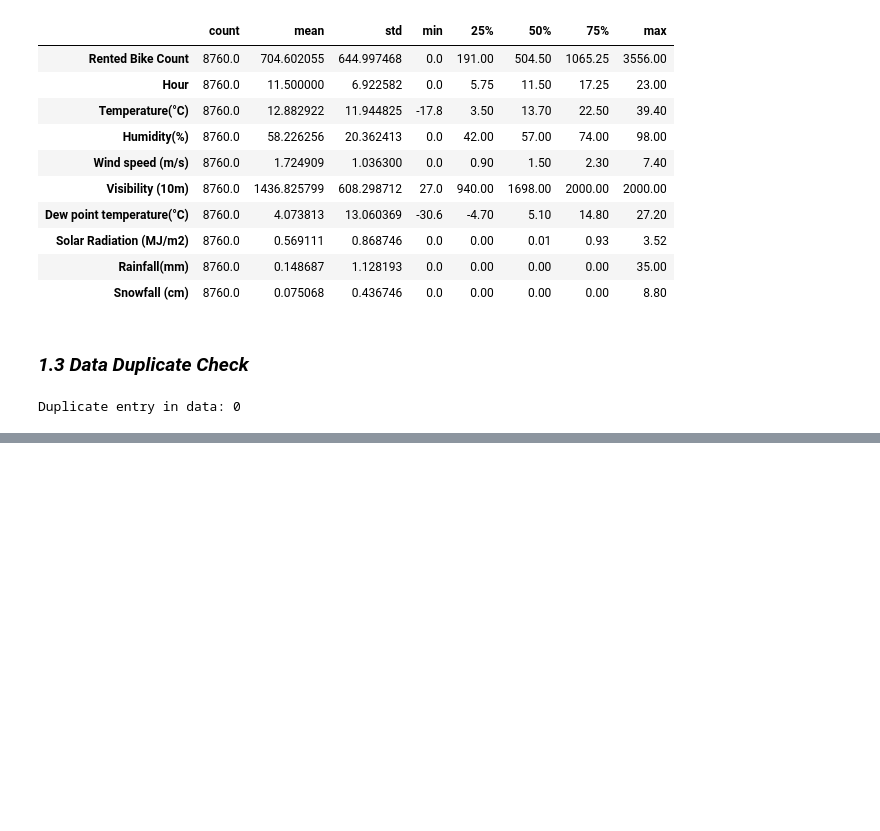
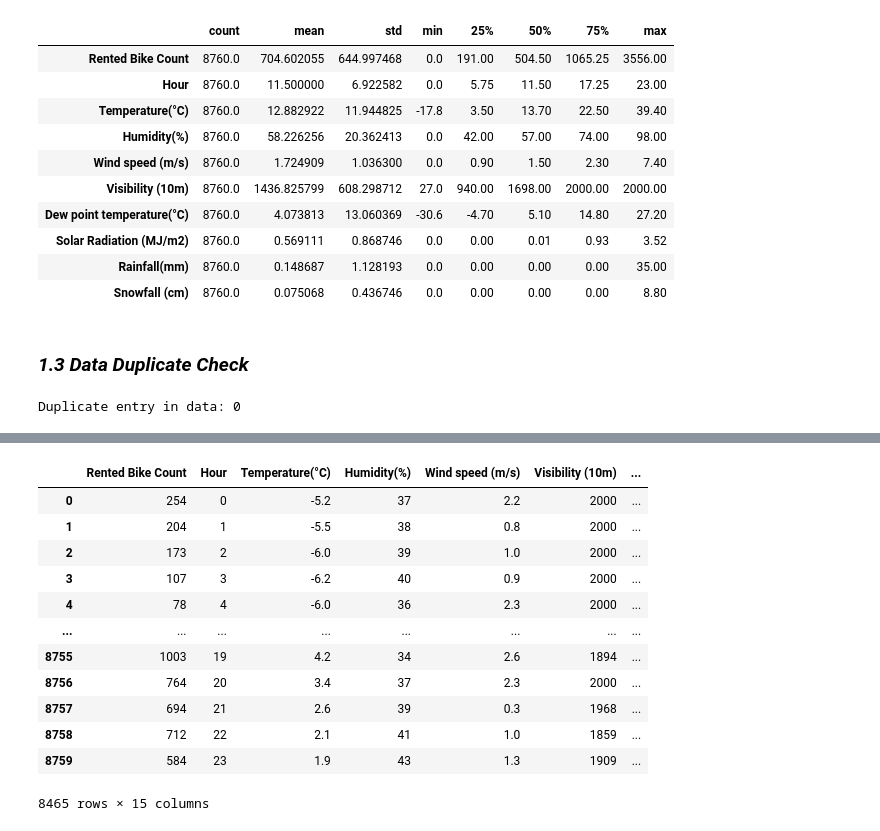
Before and after one commit to MalikAsadAftab/Seoul-Bike-Renting-Synthetic-Data-Generation, a Jupyter notebook: Seoul_Bike_Renting_Synthetic_Data_Generation.ipynb, the cells around one changed output, grey strips where cells are left out. Cells and saved outputs as stored; diff of their text form; code cells hidden in the pictures; blank space fills up the shorter version.

```diff
--- a/Seoul_Bike_Renting_Synthetic_Data_Generation.ipynb
+++ b/Seoul_Bike_Renting_Synthetic_Data_Generation.ipynb
@@ -180,0 +209,3 @@ Duplicate entry in data: 0
+# %%
+#Due to not unsefull in Functioning Day Column ,remove Functioning Day Column
+df1=df.drop(['Functioning Day'], axis = 1)
@@ -180,0 +221,8 @@ Duplicate entry in data: 0
+# %%
+df1['Date']=pd.to_datetime(df1['Date'], errors='coerce', format='mixed')
+# %%
+#Seperate Day, Month, Year from DataFrame Column
+
+df1['Day']=df1['Date'].dt.day
+df1['Month']=df1['Date'].dt.month
+df1['Year']=df1['Date'].dt.year
@@ -180,0 +249,19 @@ Duplicate entry in data: 0
+# %%
+# drop the Date column after extracting necessory information
+df1.drop(columns=['Date'],inplace=True)
+# %%
+df1
+# %% [output]
+|  | Rented Bike Count | Hour | Temperature(°C) | Humidity(%) | Wind speed (m/s) | Visibility (10m) | ... |
+| 0 | 254 | 0 | -5.2 | 37 | 2.2 | 2000 | ... |
+| 1 | 204 | 1 | -5.5 | 38 | 0.8 | 2000 | ... |
+| 2 | 173 | 2 | -6.0 | 39 | 1.0 | 2000 | ... |
+| 3 | 107 | 3 | -6.2 | 40 | 0.9 | 2000 | ... |
+| 4 | 78 | 4 | -6.0 | 36 | 2.3 | 2000 | ... |
+| ... | ... | ... | ... | ... | ... | ... | ... |
+| 8755 | 1003 | 19 | 4.2 | 34 | 2.6 | 1894 | ... |
+| 8756 | 764 | 20 | 3.4 | 37 | 2.3 | 2000 | ... |
+| 8757 | 694 | 21 | 2.6 | 39 | 0.3 | 1968 | ... |
+| 8758 | 712 | 22 | 2.1 | 41 | 1.0 | 1859 | ... |
+| 8759 | 584 | 23 | 1.9 | 43 | 1.3 | 1909 | ... |
+8465 rows × 15 columns
```
Also changed, not shown: parts of 9 cells of this notebook.
